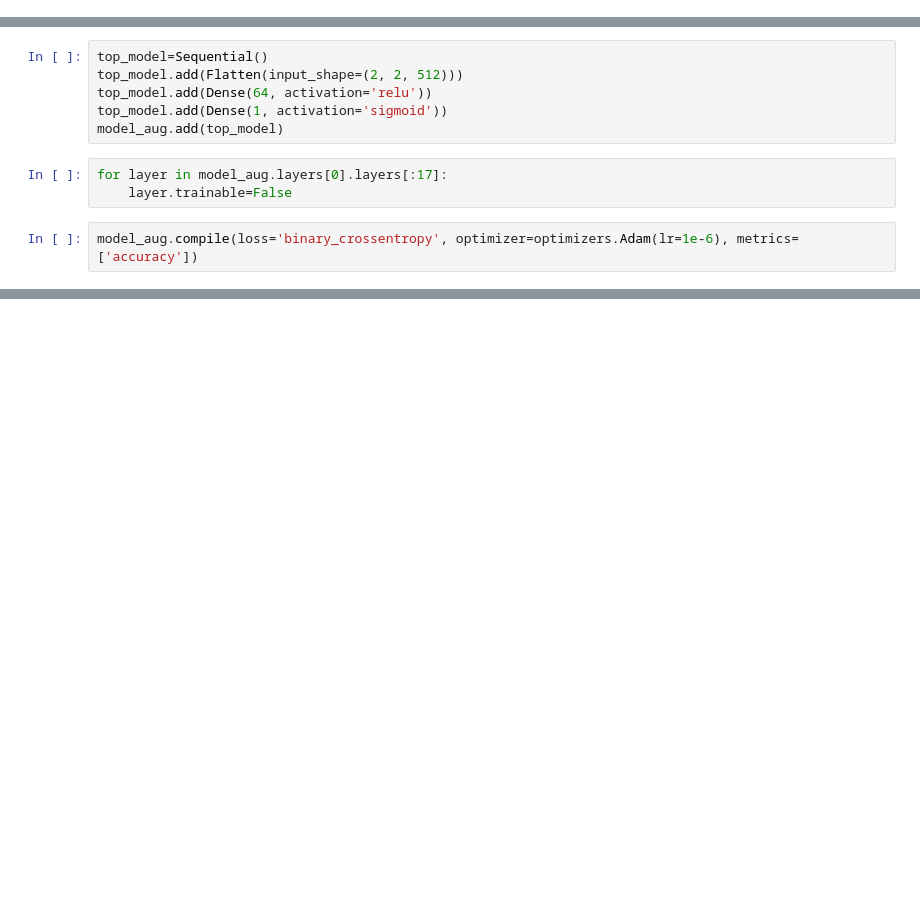
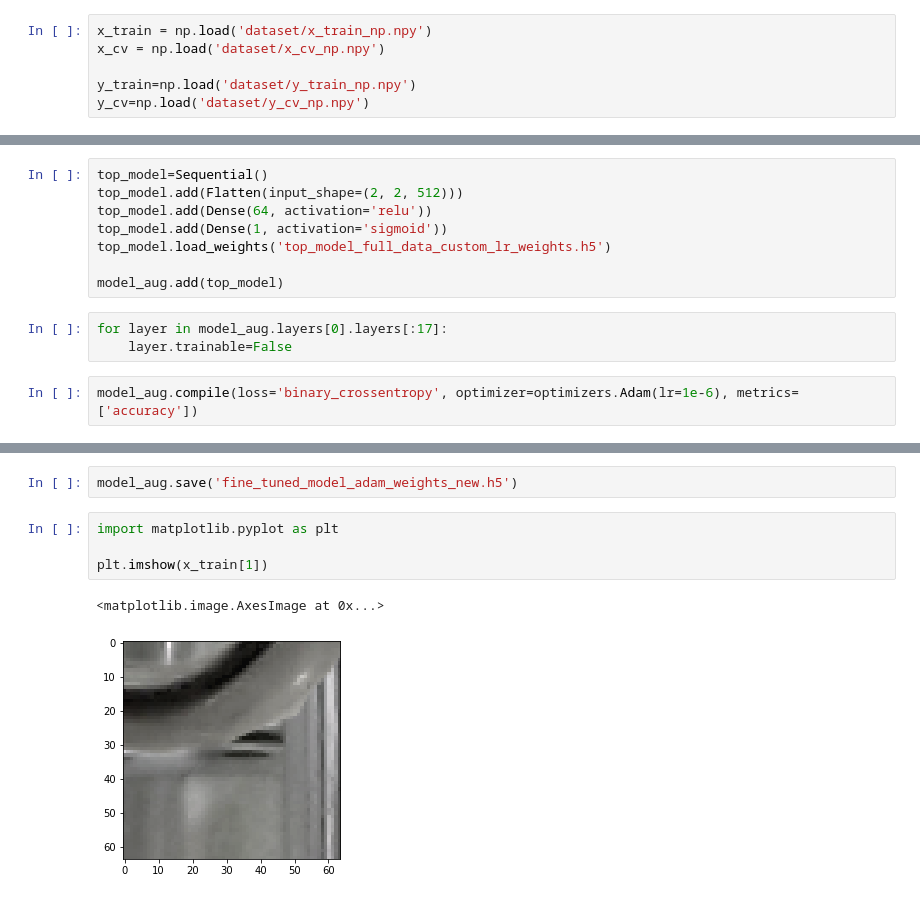
Before and after one commit to Bangkit-Captstone-Metron/Machine-Learning, a Jupyter notebook: machine learning/model/Fine Tune Last Layer.ipynb, the cells around one changed output, grey strips where cells are left out. Saved outputs shown, nothing was run; the diff lists cells and outputs as text; blank space fills up the shorter version.

Commit message:
better model

```diff
--- a/machine learning/model/Fine Tune Last Layer.ipynb
+++ b/machine learning/model/Fine Tune Last Layer.ipynb
@@ -59,3 +125,9 @@ top_model.save('top_model_full_data_custom_lr_weights.h5') # best
+# %%
+x_train = np.load('dataset/x_train_np.npy')
+x_cv = np.load('dataset/x_cv_np.npy')
+
+y_train=np.load('dataset/y_train_np.npy')
+y_cv=np.load('dataset/y_cv_np.npy')
 # %%
 # load VGG16
 vgg_model=applications.VGG16(weights='imagenet', include_top=False, input_shape=(64,64,3))
@@ -70,6 +139,8 @@ top_model=Sequential()
 top_model.add(Flatten(input_shape=(2, 2, 512)))
 top_model.add(Dense(64, activation='relu'))
 top_model.add(Dense(1, activation='sigmoid'))
+top_model.load_weights('top_model_full_data_custom_lr_weights.h5')
+
 model_aug.add(top_model)
 # %%
 for layer in model_aug.layers[0].layers[:17]:
@@ -114 +185,10 @@ Epoch 35/35
 <tensorflow.python.keras.callbacks.History at 0x...>
+# %%
+model_aug.save('fine_tuned_model_adam_weights_new.h5')
+# %%
+import matplotlib.pyplot as plt
+
+plt.imshow(x_train[1])
+# %% [output]
+<matplotlib.image.AxesImage at 0x...>
+[figure, added]
```
Also changed, not shown: parts of 23 cells of this notebook, 12 other files.
